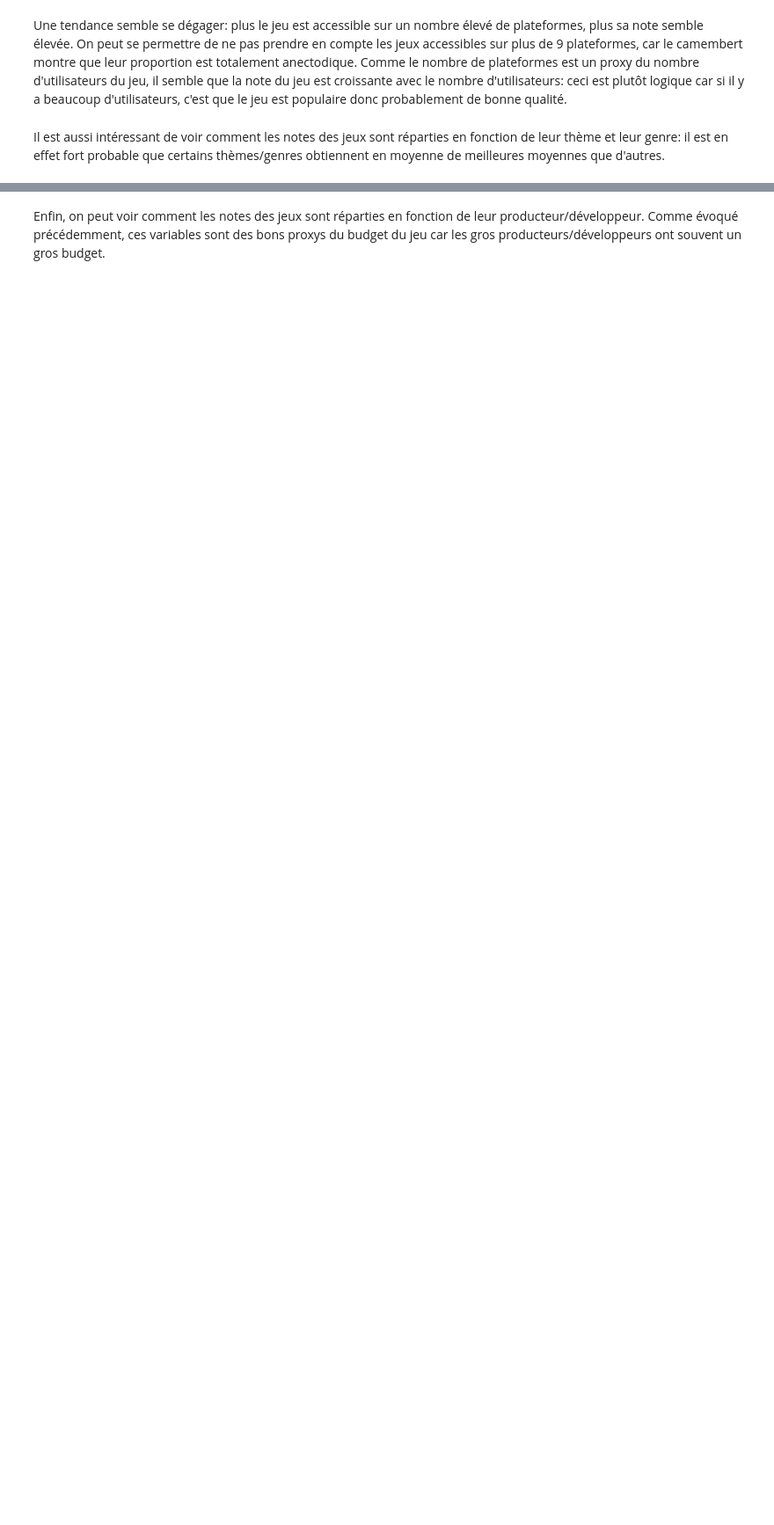
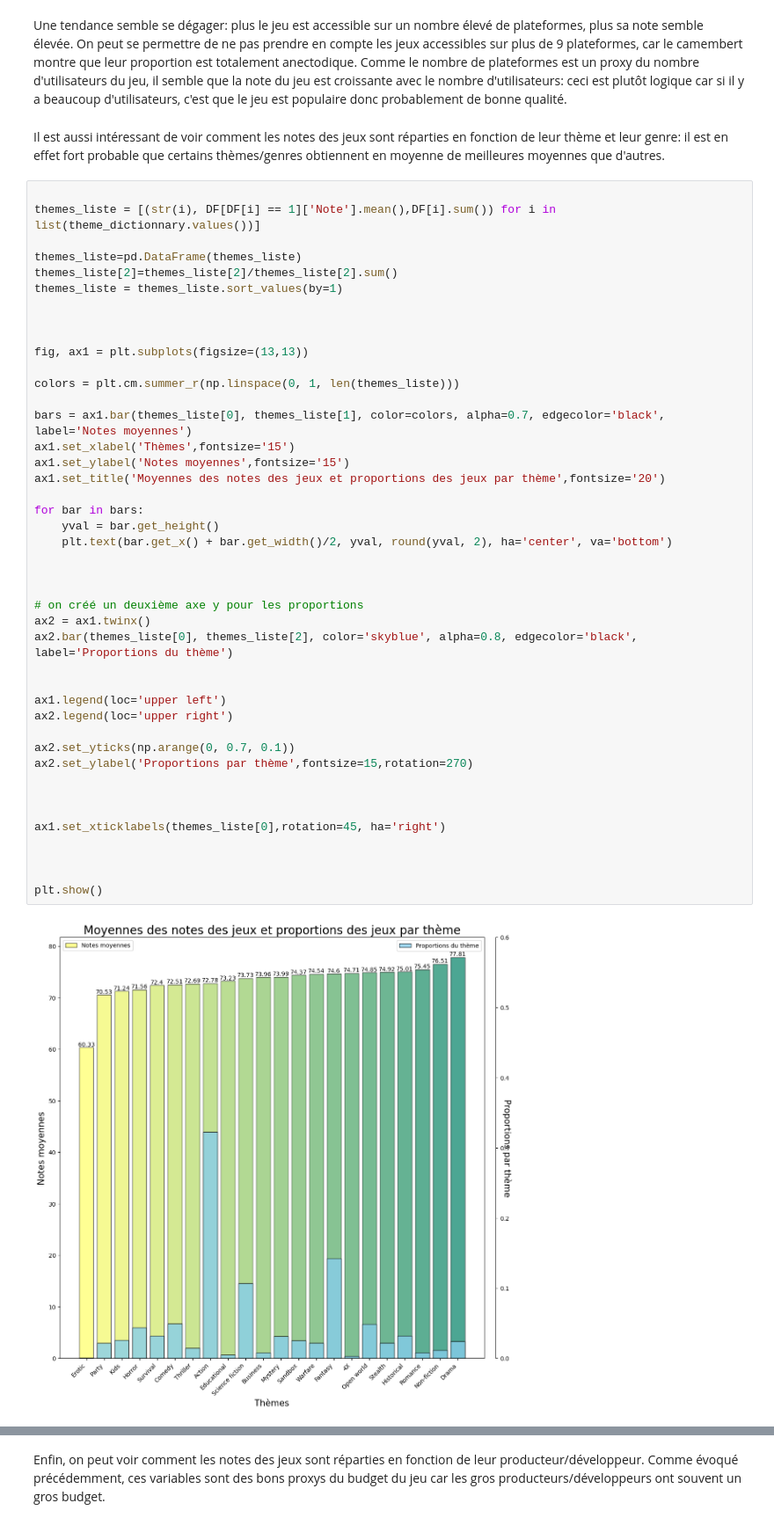
Before and after one commit to PyTomSss/PythonProjects, a Jupyter notebook: Project_Notebook.ipynb, the cells around one changed output, grey strips where cells are left out. Shown at 88% size. Saved outputs shown, nothing was run; the diff lists cells and outputs as text; blank space fills up the shorter version.

```diff
--- a/Project_Notebook.ipynb
+++ b/Project_Notebook.ipynb
@@ -1284,6 +1288,51 @@ Une tendance semble se dégager: plus le jeu est accessible sur un nombre élev
 Comme le nombre de plateformes est un proxy du nombre d'utilisateurs du jeu, il semble que la note du jeu est croissante avec le nombre d'utilisateurs: ceci est plutôt logique car si il y a beaucoup d'utilisateurs, c'est que le jeu est populaire donc probablement de bonne qualité.
 # %% [markdown]
 Il est aussi intéressant de voir comment les notes des jeux sont réparties en fonction de leur thème et leur genre: il est en effet fort probable que certains thèmes/genres obtiennent en moyenne de meilleures moyennes que d'autres.
+# %%
+
+themes_liste = [(str(i), DF[DF[i] == 1]['Note'].mean(),DF[i].sum()) for i in list(theme_dictionnary.values())]
+
+themes_liste=pd.DataFrame(themes_liste)
+themes_liste[2]=themes_liste[2]/themes_liste[2].sum()
+themes_liste = themes_liste.sort_values(by=1)
+
+
+
+fig, ax1 = plt.subplots(figsize=(13,13))
+
+colors = plt.cm.summer_r(np.linspace(0, 1, len(themes_liste)))
+
+bars = ax1.bar(themes_liste[0], themes_liste[1], color=colors, alpha=0.7, edgecolor='black', label='Notes moyennes')
+ax1.set_xlabel('Thèmes',fontsize='15')
+ax1.set_ylabel('Notes moyennes',fontsize='15')
+ax1.set_title('Moyennes des notes des jeux et proportions des jeux par thème',fontsize='20')
+
+for bar in bars:
+    yval = bar.get_height()
+    plt.text(bar.get_x() + bar.get_width()/2, yval, round(yval, 2), ha='center', va='bottom')
+
+
+
+# on créé un deuxième axe y pour les proportions
+ax2 = ax1.twinx()
+ax2.bar(themes_liste[0], themes_liste[2], color='skyblue', alpha=0.8, edgecolor='black', label='Proportions du thème')
+
+
+ax1.legend(loc='upper left')
+ax2.legend(loc='upper right')
+
+ax2.set_yticks(np.arange(0, 0.7, 0.1))
+ax2.set_ylabel('Proportions par thème',fontsize=15,rotation=270)
+
+
+
+ax1.set_xticklabels(themes_liste[0],rotation=45, ha='right')
+
+
+
+plt.show()
+# %% [output]
+[figure, added]
 # %%
 #pour les themes
 
```
Also changed, not shown: parts of 12 cells of this notebook.
